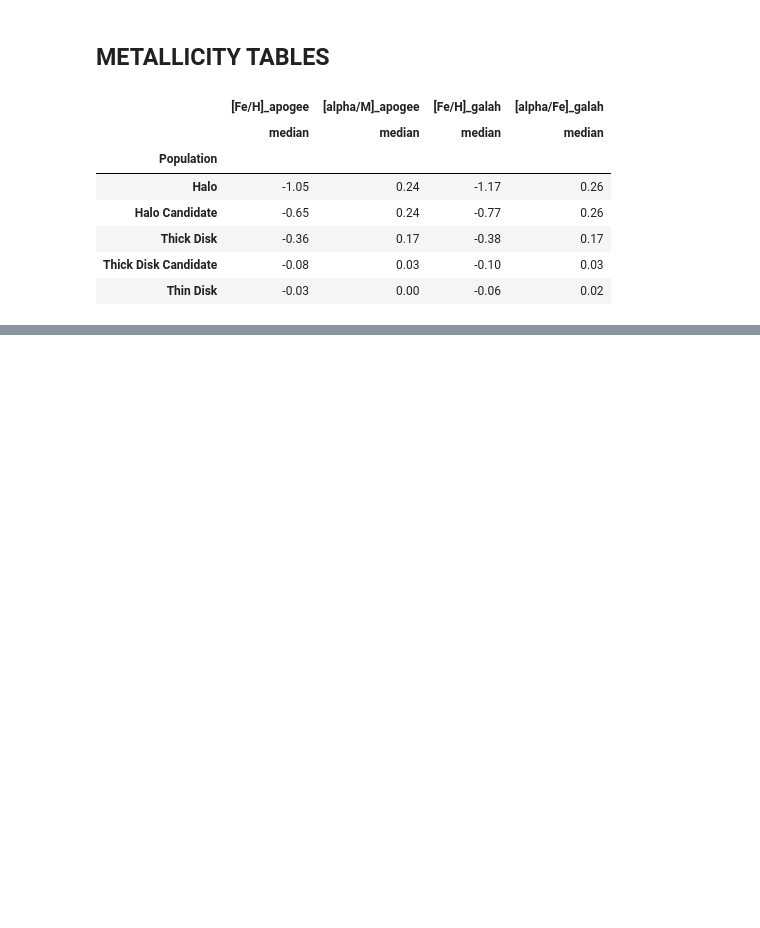
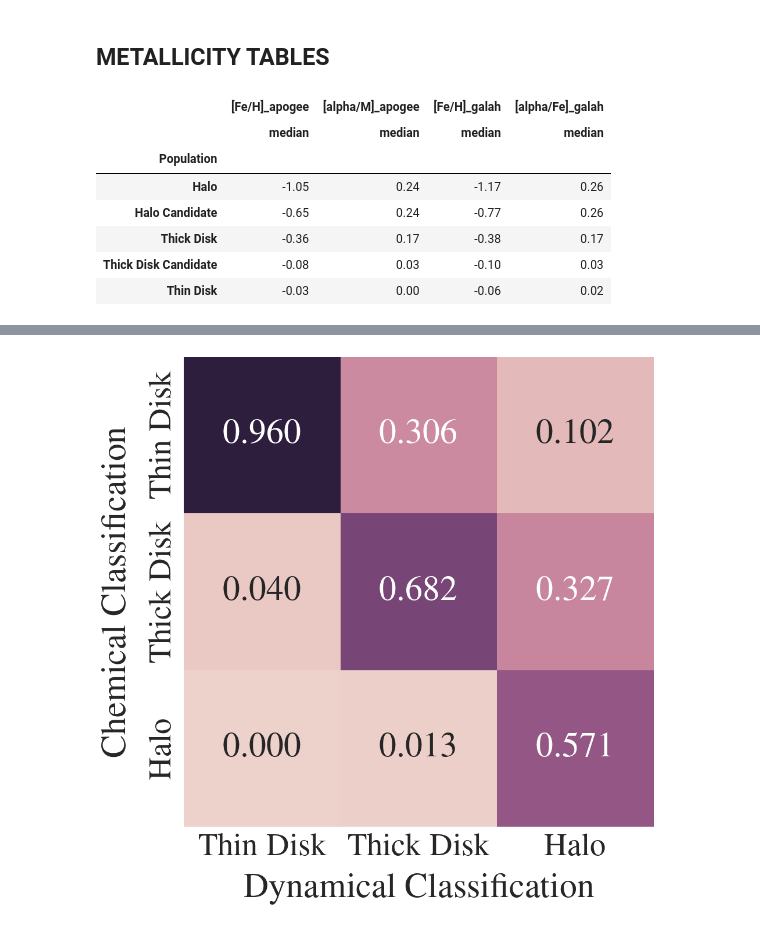
Before and after one commit to ChrisBoettner/plato, a Jupyter notebook: notebooks/04_stellar_sample.ipynb, the cells around one changed output, grey strips where cells are left out. Drawn from its saved outputs; the diff is of its cells as text; code cells hidden in the pictures; blank space fills up the shorter version.

```diff
--- a/notebooks/04_stellar_sample.ipynb
+++ b/notebooks/04_stellar_sample.ipynb
@@ -248,0 +276,14 @@ data.groupby("Population").agg(
+# %%
+data = classify_by_chemistry(
+    data,
+    metallicity_column="[Fe/H]_high_res",
+    alpha_column="[alpha/Fe]_high_res",
+    c=0.14,
+)
+
+# get subset of data that has values in Population column and Population by Chemistry column
+data_classified = data.dropna(subset=["Population", "Population by Chemistry"])
+# only keep stars that have classification of Thin Disk, Thick Disk, or Halo
+data_classified = data_classified[
+    data_classified["Population"].isin(["Thin Disk", "Thick Disk", "Halo"])
+]
@@ -248,0 +320,31 @@ data.groupby("Population").agg(
+# %%
+cm = pd.DataFrame(
+    confusion_matrix(
+        data_classified["Population by Chemistry"],
+        data_classified["Population"],
+        labels=data_classified["Population"].unique(),
+        normalize="pred",
+    ),
+    index=data_classified["Population"].unique(),
+    columns=data_classified["Population"].unique(),
+)
+
+
+confusion_matrix_plot = sns.heatmap(
+    data=cm,
+    annot=True,
+    fmt=".3f",
+    cmap=get_palette(as_cmap=True),
+    cbar=False,
+)
+confusion_matrix_plot.set_xlabel("Dynamical Classification", labelpad=15)
+confusion_matrix_plot.set_ylabel("Chemical Classification", labelpad=20)
+confusion_matrix_plot.set_aspect("equal")
+
+FigureProcessor(confusion_matrix_plot).save(
+    "confusion_matrix.pdf",
+    figure_directory=figure_directory,
+    save=save,
+)
+# %% [output]
+[figure, added]
```
Also changed, not shown: parts of 8 cells of this notebook, 5 other files.
